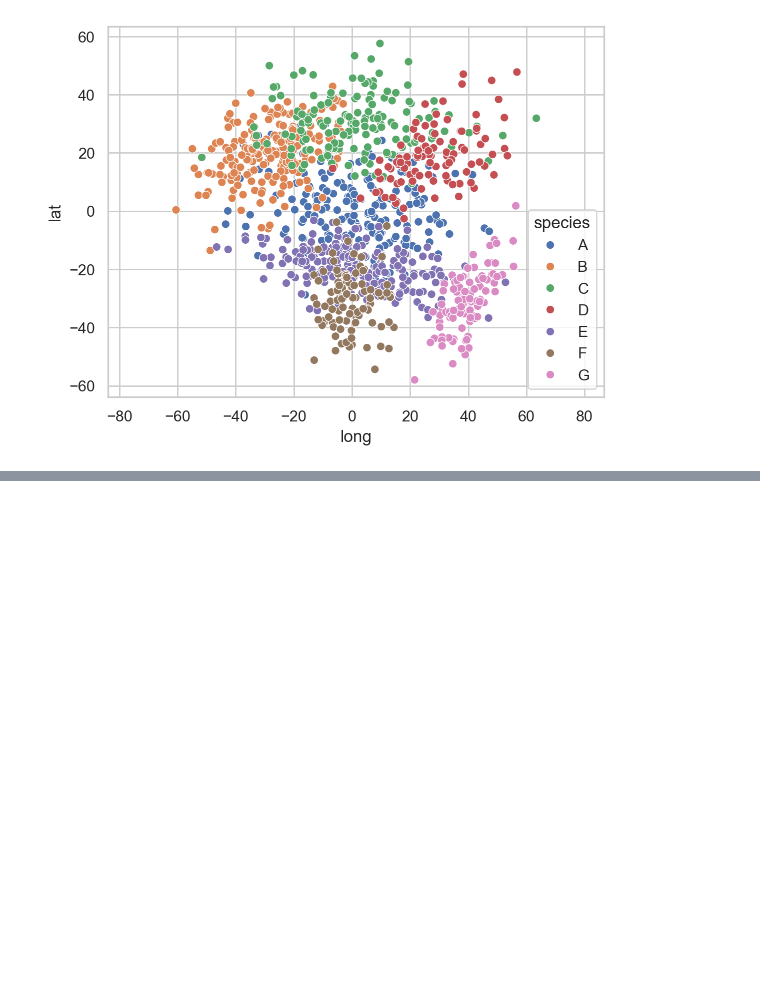
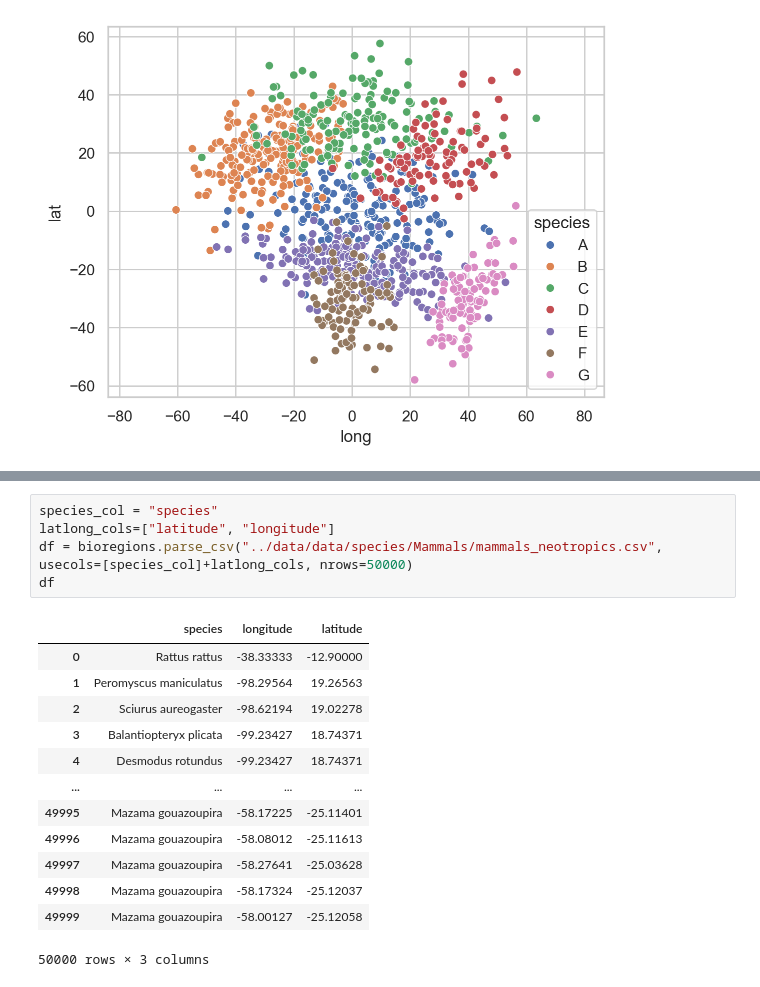
Before and after one commit to mapequation/pybioregions, a Jupyter notebook: pybioregions.ipynb, the cells around one changed output, grey strips where cells are left out. Cells and saved outputs as stored; diff of their text form; blank space fills up the shorter version.

```diff
--- a/pybioregions.ipynb
+++ b/pybioregions.ipynb
@@ -120,0 +145,19 @@ br.df_species
+# %%
+species_col = "species"
+latlong_cols=["latitude", "longitude"]
+df = bioregions.parse_csv("../data/data/species/Mammals/mammals_neotropics.csv", usecols=[species_col]+latlong_cols, nrows=50000)
+df
+# %% [output]
+|  | species | longitude | latitude |
+| 0 | Rattus rattus | -38.33333 | -12.90000 |
+| 1 | Peromyscus maniculatus | -98.29564 | 19.26563 |
+| 2 | Sciurus aureogaster | -98.62194 | 19.02278 |
+| 3 | Balantiopteryx plicata | -99.23427 | 18.74371 |
+| 4 | Desmodus rotundus | -99.23427 | 18.74371 |
+| ... | ... | ... | ... |
+| 49995 | Mazama gouazoupira | -58.17225 | -25.11401 |
+| 49996 | Mazama gouazoupira | -58.08012 | -25.11613 |
+| 49997 | Mazama gouazoupira | -58.27641 | -25.03628 |
+| 49998 | Mazama gouazoupira | -58.17324 | -25.12037 |
+| 49999 | Mazama gouazoupira | -58.00127 | -25.12058 |
+50000 rows × 3 columns
```
Also changed, not shown: parts of 11 cells of this notebook, 1 other file.
